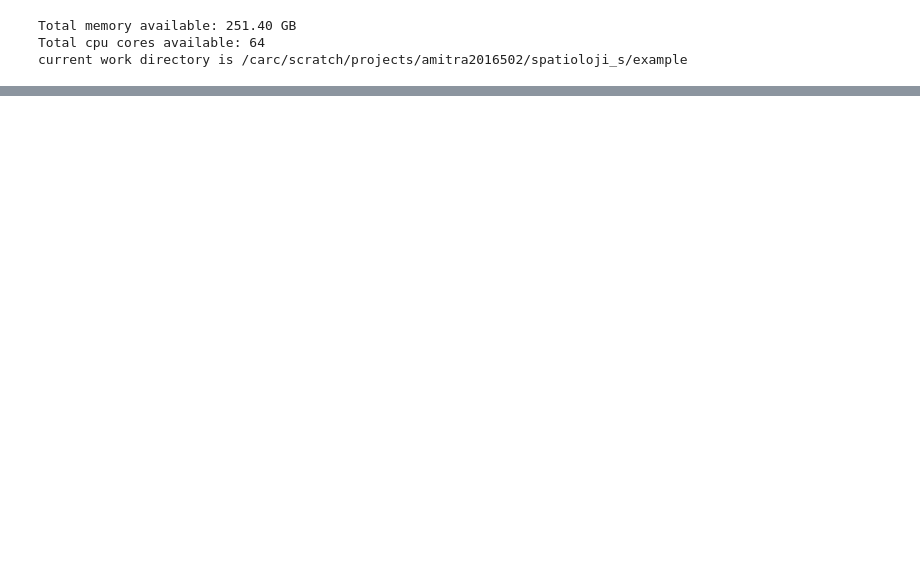
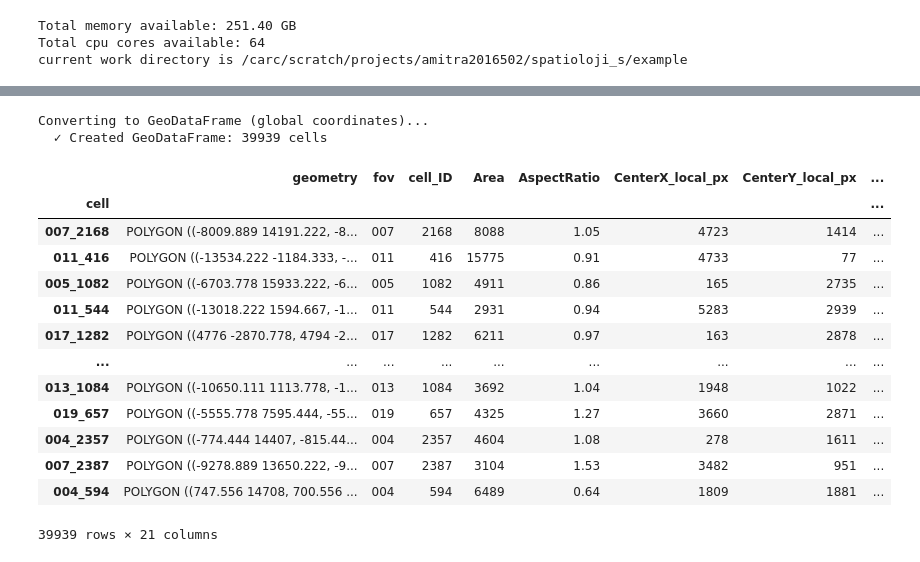
Before and after one commit to gynecoloji/spatioloji_s, a Jupyter notebook: example/basic.ipynb, the cells around one changed output, grey strips where cells are left out. Saved outputs shown, nothing was run; the diff lists cells and outputs as text; code cells hidden in the pictures; blank space fills up the shorter version.

```diff
--- a/example/basic.ipynb
+++ b/example/basic.ipynb
@@ -152,0 +326,20 @@ os.listdir("../../CosMx/OV/CellComposite")
+# %%
+gdf = sp.to_geopandas(coord_type='global', include_metadata=True)
+gdf
+# %% [output]
+Converting to GeoDataFrame (global coordinates)...
+  ✓ Created GeoDataFrame: 39939 cells
+|  | geometry | fov | cell_ID | Area | AspectRatio | CenterX_local_px | CenterY_local_px | ... |
+| cell |  |  |  |  |  |  |  | ... |
+| 007_2168 | POLYGON ((-8009.889 14191.222, -8... | 007 | 2168 | 8088 | 1.05 | 4723 | 1414 | ... |
+| 011_416 | POLYGON ((-13534.222 -1184.333, -... | 011 | 416 | 15775 | 0.91 | 4733 | 77 | ... |
+| 005_1082 | POLYGON ((-6703.778 15933.222, -6... | 005 | 1082 | 4911 | 0.86 | 165 | 2735 | ... |
+| 011_544 | POLYGON ((-13018.222 1594.667, -1... | 011 | 544 | 2931 | 0.94 | 5283 | 2939 | ... |
+| 017_1282 | POLYGON ((4776 -2870.778, 4794 -2... | 017 | 1282 | 6211 | 0.97 | 163 | 2878 | ... |
+| ... | ... | ... | ... | ... | ... | ... | ... | ... |
+| 013_1084 | POLYGON ((-10650.111 1113.778, -1... | 013 | 1084 | 3692 | 1.04 | 1948 | 1022 | ... |
+| 019_657 | POLYGON ((-5555.778 7595.444, -55... | 019 | 657 | 4325 | 1.27 | 3660 | 2871 | ... |
+| 004_2357 | POLYGON ((-774.444 14407, -815.44... | 004 | 2357 | 4604 | 1.08 | 278 | 1611 | ... |
+| 007_2387 | POLYGON ((-9278.889 13650.222, -9... | 007 | 2387 | 3104 | 1.53 | 3482 | 951 | ... |
+| 004_594 | POLYGON ((747.556 14708, 700.556 ... | 004 | 594 | 6489 | 0.64 | 1809 | 1881 | ... |
+39939 rows × 21 columns
```
Also changed, not shown: parts of 40 cells of this notebook, 34 other files.
